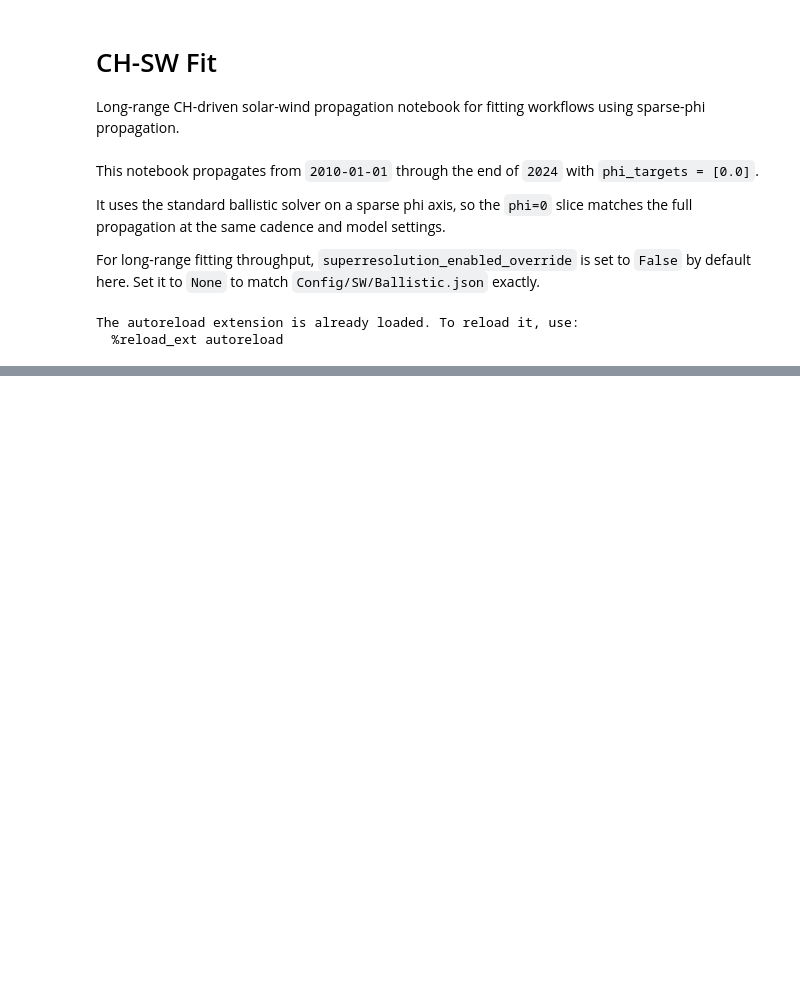
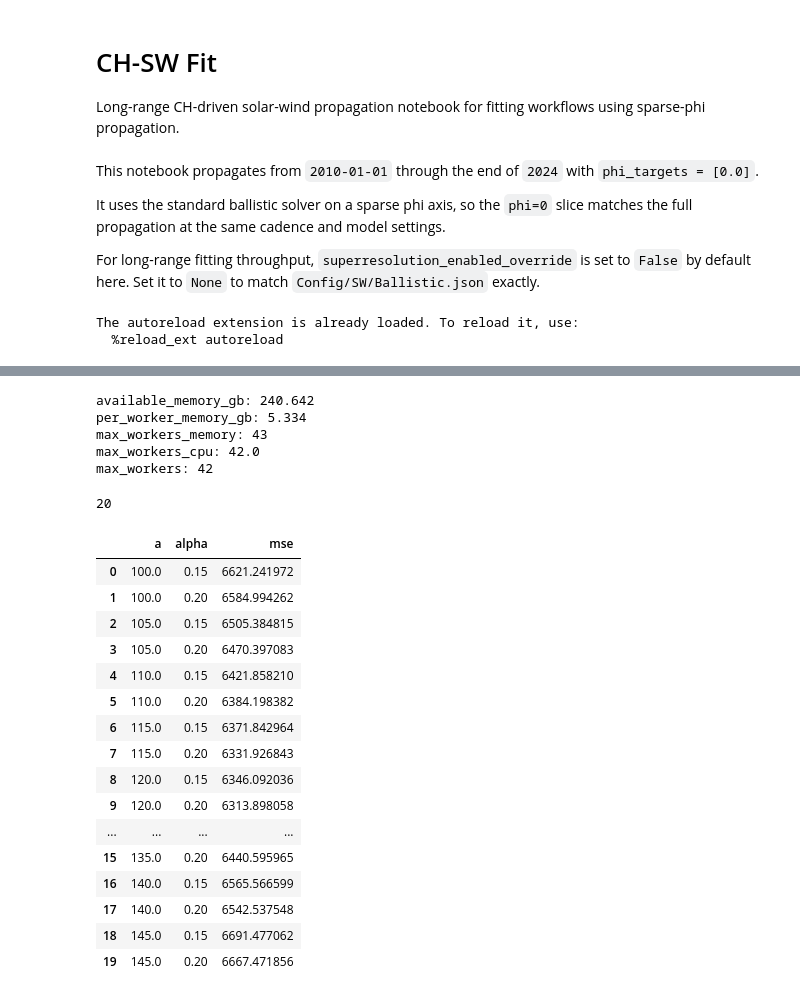
Before and after one commit to oscu0/helio-n, a Jupyter notebook: Analysis/CH-SW Fit.ipynb, the cells around one changed output, grey strips where cells are left out. Saved outputs shown, nothing was run; the diff lists cells and outputs as text; code cells hidden in the pictures; blank space fills up the shorter version.

```diff
--- a/Analysis/CH-SW Fit.ipynb
+++ b/Analysis/CH-SW Fit.ipynb
@@ -266,0 +344,14 @@ Earth target r idx: 195
+# %%
+def fit_mse(a, alpha):
+    model = fit_func(xdata, a=a, alpha=alpha)
+    residual = model - ydata
+    return float(np.mean(residual**2))
+
+
+def grid_error_worker(task):
+    a, alpha = task
+    return {
+        "a": float(a),
+        "alpha": float(alpha),
+        "mse": fit_mse(a=float(a), alpha=float(alpha)),
+    }
@@ -266,0 +402,57 @@ Earth target r idx: 195
+# %%
+available_memory_gb = psutil.virtual_memory().available / 1024**3
+memory_reserve_gb = 8.0
+per_worker_memory_gb = max(fit_mem_probe["peak_delta_gb"] * 1.5, 1.0)
+max_workers_memory = max(
+    1, int((available_memory_gb - memory_reserve_gb) // per_worker_memory_gb)
+)
+max_workers_cpu = max(1, (os.cpu_count() or 1) // 1.5)
+max_workers = int(max(1, min(max_workers_memory, max_workers_cpu)))
+
+print("available_memory_gb:", round(available_memory_gb, 3))
+print("per_worker_memory_gb:", round(per_worker_memory_gb, 3))
+print("max_workers_memory:", max_workers_memory)
+print("max_workers_cpu:", max_workers_cpu)
+print("max_workers:", max_workers)
+# %% [output]
+available_memory_gb: 240.642
+per_worker_memory_gb: 5.334
+max_workers_memory: 43
+max_workers_cpu: 42.0
+max_workers: 42
+# %%
+grid_tasks = [(float(a), float(alpha)) for a in a_range for alpha in alpha_range]
+len(grid_tasks)
+# %% [output]
+20
+# %%
+grid_results = []
+fork_context = get_context("fork")
+
+with ProcessPoolExecutor(max_workers=max_workers, mp_context=fork_context) as executor:
+    futures = [executor.submit(grid_error_worker, task) for task in grid_tasks]
+    for future in tqdm(as_completed(futures), total=len(futures), desc="grid"):
+        grid_results.append(future.result())
+
+grid_errors = (
+    pd.DataFrame(grid_results).sort_values(["a", "alpha"]).reset_index(drop=True)
+)
+grid_errors
+# %% [output]
+|  | a | alpha | mse |
+| 0 | 100.0 | 0.15 | 6621.241972 |
+| 1 | 100.0 | 0.20 | 6584.994262 |
+| 2 | 105.0 | 0.15 | 6505.384815 |
+| 3 | 105.0 | 0.20 | 6470.397083 |
+| 4 | 110.0 | 0.15 | 6421.858210 |
+| 5 | 110.0 | 0.20 | 6384.198382 |
+| 6 | 115.0 | 0.15 | 6371.842964 |
+| 7 | 115.0 | 0.20 | 6331.926843 |
+| 8 | 120.0 | 0.15 | 6346.092036 |
+| 9 | 120.0 | 0.20 | 6313.898058 |
+| ... | ... | ... | ... |
+| 15 | 135.0 | 0.20 | 6440.595965 |
+| 16 | 140.0 | 0.15 | 6565.566599 |
+| 17 | 140.0 | 0.20 | 6542.537548 |
+| 18 | 145.0 | 0.15 | 6691.477062 |
+| 19 | 145.0 | 0.20 | 6667.471856 |
```
Also changed, not shown: parts of 36 cells of this notebook.
